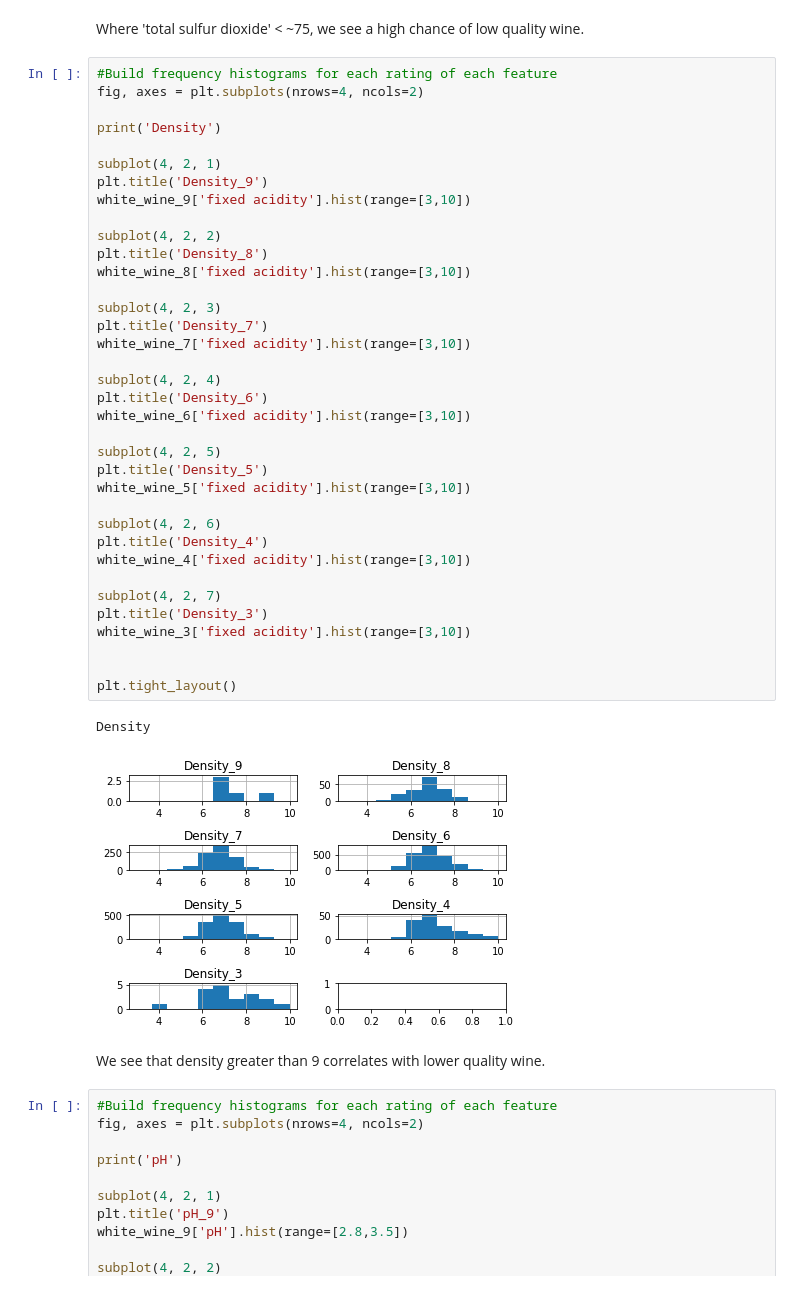
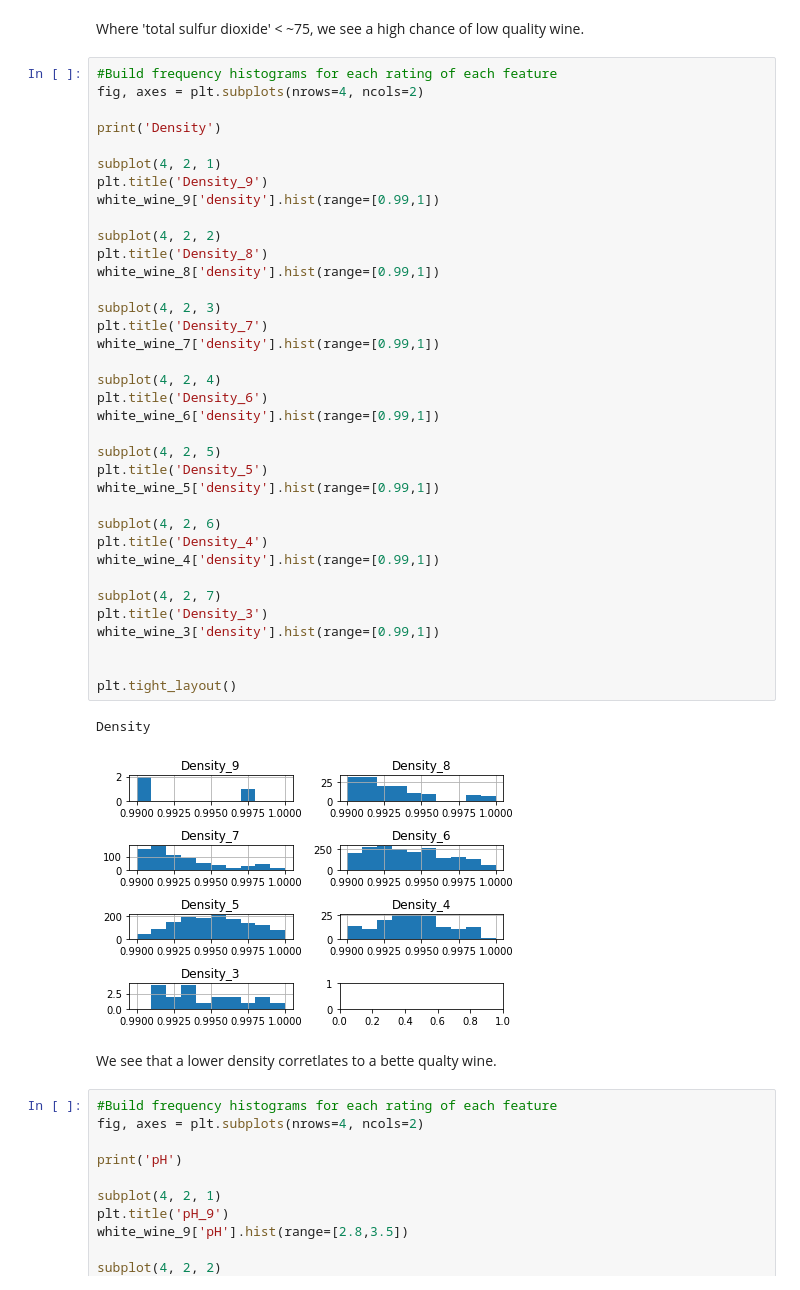
Before and after one commit to ibanezj5/Springboard-Capstone-Project-1, a Jupyter notebook: data-story.ipynb, the cells around one changed output. Drawn from its saved outputs; the diff is of its cells as text.

```diff
--- a/data-story.ipynb
+++ b/data-story.ipynb
@@ -312,43 +312,43 @@ Where 'total sulfur dioxide' < ~75, we see a high chance of low quality wine.
 #Build frequency histograms for each rating of each feature
 fig, axes = plt.subplots(nrows=4, ncols=2)
 
 print('Density')
 
 subplot(4, 2, 1)
 plt.title('Density_9')
-white_wine_9['fixed acidity'].hist(range=[3,10])
+white_wine_9['density'].hist(range=[0.99,1])
 
 subplot(4, 2, 2)
 plt.title('Density_8')
-white_wine_8['fixed acidity'].hist(range=[3,10])
+white_wine_8['density'].hist(range=[0.99,1])
 
 subplot(4, 2, 3)
 plt.title('Density_7')
-white_wine_7['fixed acidity'].hist(range=[3,10])
+white_wine_7['density'].hist(range=[0.99,1])
 
 subplot(4, 2, 4)
 plt.title('Density_6')
-white_wine_6['fixed acidity'].hist(range=[3,10])
+white_wine_6['density'].hist(range=[0.99,1])
 
 subplot(4, 2, 5)
 plt.title('Density_5')
-white_wine_5['fixed acidity'].hist(range=[3,10])
+white_wine_5['density'].hist(range=[0.99,1])
 
 subplot(4, 2, 6)
 plt.title('Density_4')
-white_wine_4['fixed acidity'].hist(range=[3,10])
+white_wine_4['density'].hist(range=[0.99,1])
 
 subplot(4, 2, 7)
 plt.title('Density_3')
-white_wine_3['fixed acidity'].hist(range=[3,10])
+white_wine_3['density'].hist(range=[0.99,1])
 
 
 plt.tight_layout()
 # %% [output]
 Density
-[figure, old version]
+[figure, new version]
-# %% [markdown]
-We see that density greater than 9 correlates with lower quality wine.
+# %% [markdown]
+We see that a lower density corretlates to a bette qualty wine.
 # %%
 #Build frequency histograms for each rating of each feature
 fig, axes = plt.subplots(nrows=4, ncols=2)
```
Also changed, not shown: parts of 19 cells of this notebook.
